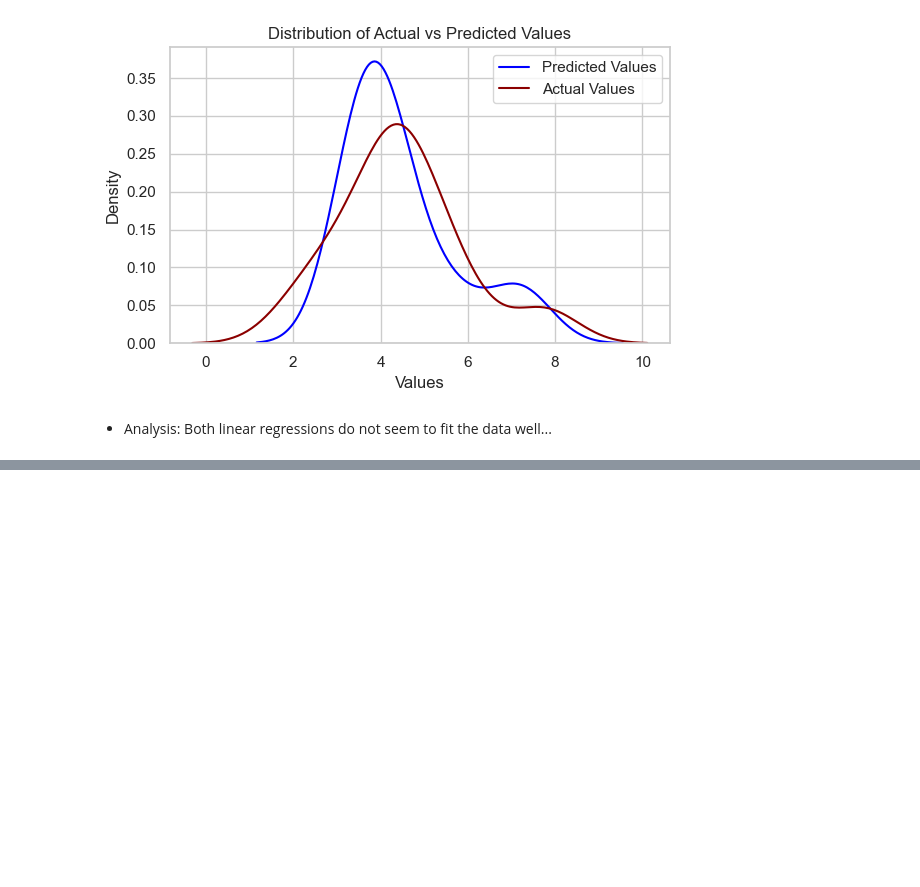
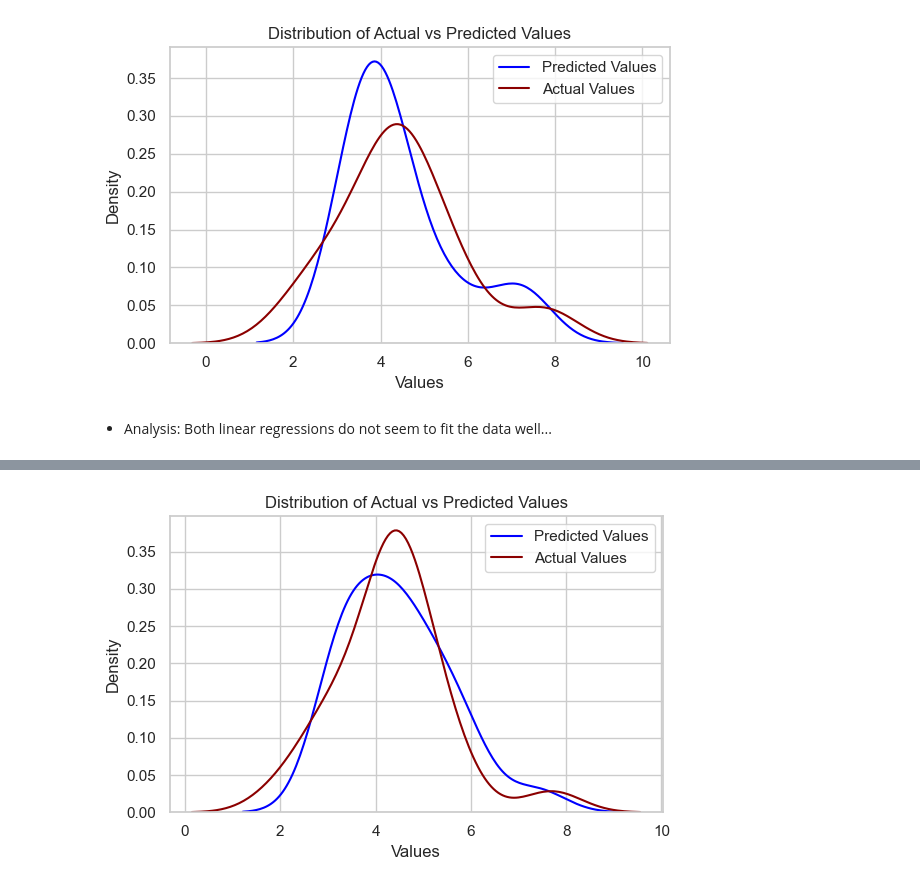
Before and after one commit to DaviGiordano/modeling-risk-infection, a Jupyter notebook: eda.ipynb, the cells around one changed output, grey strips where cells are left out. Cells and saved outputs as stored; diff of their text form; code cells hidden in the pictures; blank space fills up the shorter version.

```diff
--- a/eda.ipynb
+++ b/eda.ipynb
@@ -134,0 +178,4 @@ plot_distribution_actual_predicted(y_test, y_prediction)
+# %%
+plot_distribution_actual_predicted(y_test, y_prediction)
+# %% [output]
+[figure, added]
```
Also changed, not shown: parts of 22 cells of this notebook.
